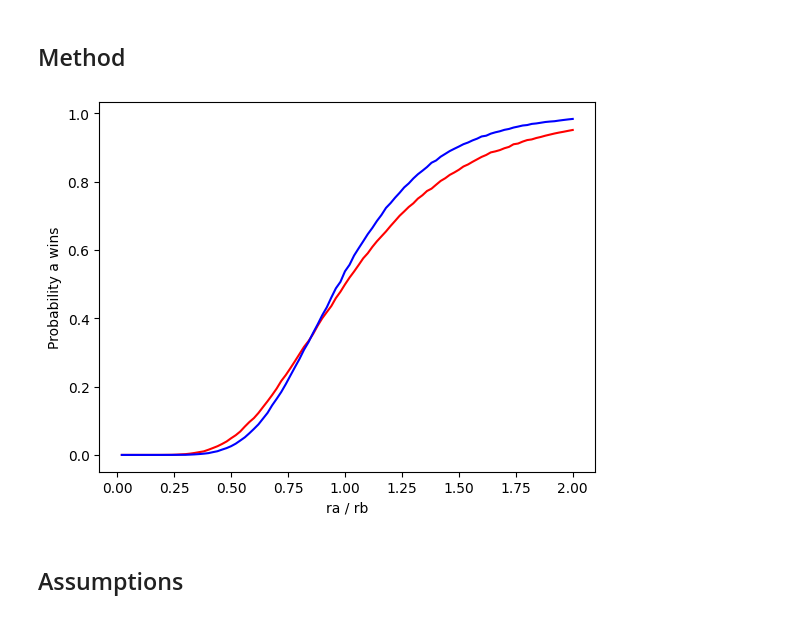
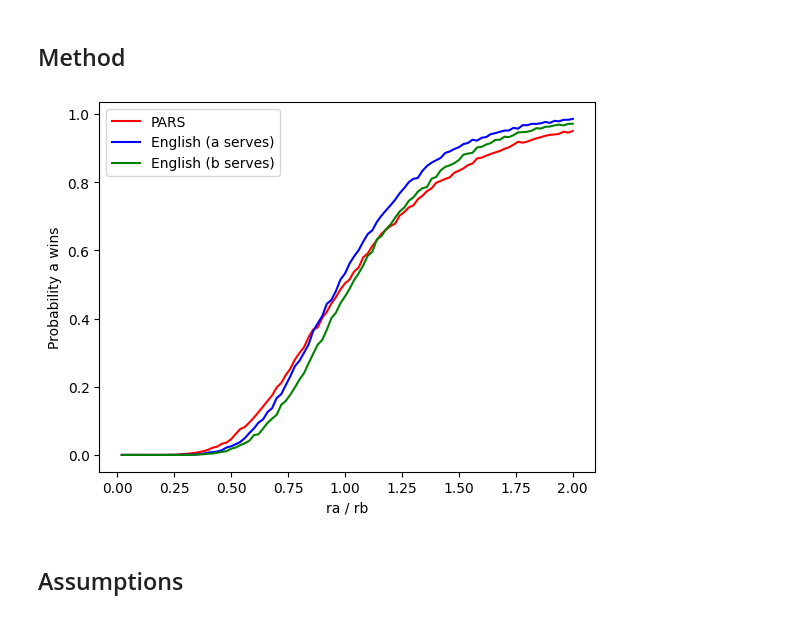
Before and after one commit to JellyNutJim/UNI, a Jupyter notebook: Year 1/Problem Solving/Coursework/Squash/22046140.ipynb, the cells around one changed output. Cells and saved outputs as stored; diff of their text form; code cells hidden in the pictures.

```diff
--- a/Year 1/Problem Solving/Coursework/Squash/22046140.ipynb
+++ b/Year 1/Problem Solving/Coursework/Squash/22046140.ipynb
@@ -190,6 +190,13 @@ words
 ## Method
 # %%
 # English Scoring Function
+
+def create_data_set(amount = 100):
+    data = []
+    for i in range(amount):
+        data.append((i + 1,50))
+
+    return data
 
 def english_rally(p_server, r):
     # Return whether the server won the rally
@@ -252,54 +259,84 @@ def english_game(ra, rb, server = "a"):
 
     return [a_score, b_score]
 
-def win_probability_english_game(ra, rb, simulations):
+def win_probability_english_game(ra, rb, simulations, server="a"):
     a_wins = 0
     b_wins = 0
 
     for i in range(simulations):
-        result = english_game(ra, rb)
+        result = english_game(ra, rb, server)
         if (result[0] > result[1]):
             a_wins += 1
         else:
             b_wins += 1
 
     return a_wins / (a_wins + b_wins)
 
+# ---------------------------------------------------------------- Graph 2
+
 def plot_win_probabilities_both(skill_levels, simulations): # HINT: what should the argument be?
     a_b_ratio = []
     a_probability = []
+
     a_b_ratio_english = []
     a_probability_english = []
+    b_probability_english_b_serves= []
 
     for i in range(len(skill_levels)):
         p = skill_levels[i]
         a_b_ratio.append(p[0] / p[1])
         a_probability.append((win_probability_game(p[0], p[1], simulations)))
 
     for i in range(len(skill_levels)):
         p = skill_levels[i]
         a_b_ratio_english.append(p[0] / p[1])
         a_probability_english.append((win_probability_english_game(p[0], p[1], simulations)))
 
+    for i in range(len(skill_levels)):
+        p = skill_levels[i]
+        b_probability_english_b_serves.append((win_probability_english_game(p[0], p[1], simulations, "b")))
+
 
     plt.xlabel("ra / rb")
     plt.ylabel("Probability a wins")
-    plt.plot(a_b_ratio, a_probability, color="red")
-    plt.plot(a_b_ratio_english, a_probability_english, color="blue")
+    plt.plot(a_b_ratio, a_probability, color="red", label='PARS')
+    plt.plot(a_b_ratio_english, a_probability_english, color="blue", label='English (a serves)')
+    plt.plot(a_b_ratio_english, b_probability_english_b_serves, color="green", label='English (b serves)')
+    plt.legend()
 
     return a_probability
 
-def create_data_set(amount = 100):
-    data = []
-    for i in range(amount):
-        data.append((i + 1,50))
+# ---------------------------------------------------------------- Graph 1
+def plot_single_win_probability(ra, rb, simulations):
 
-    return data
+    a_probability_english = []
+    b_probability_english = []
+    a_probability_pars = []
+
+    for i in range(simulations):
+        a_probability_pars.append((win_probability_game(ra, rb, simulations)))
+
+    for i in range(simulations):
+        a_probability_english.append((win_probability_english_game(ra, rb, simulations)))
+
+    for i in range(simulations):
+        b_probability_english.append((win_probability_english_game(ra, rb, simulations, "b")))
+
+
+    data = [a_probability_pars, a_probability_english, b_probability_english]
+
+    plt.ylabel("Probability a wins")
+    plt.boxplot(data)
+    plt.xticks([1, 2, 3], ['PARS', 'English (a serves)', 'English (b serves)'])
+
+    return
+
+plot_single_win_probability(50, 50, 1000)
+
 
 d = create_data_set()
-
-p = plot_win_probabilities_both(d, 100000)
+p = plot_win_probabilities_both(d, 10000)
 # %% [output]
-[figure, old version]
+[figure, new version]
 # %% [markdown]
 ## Assumptions
```
Also changed, not shown: parts of 1 cell of this notebook, 7 other files.
